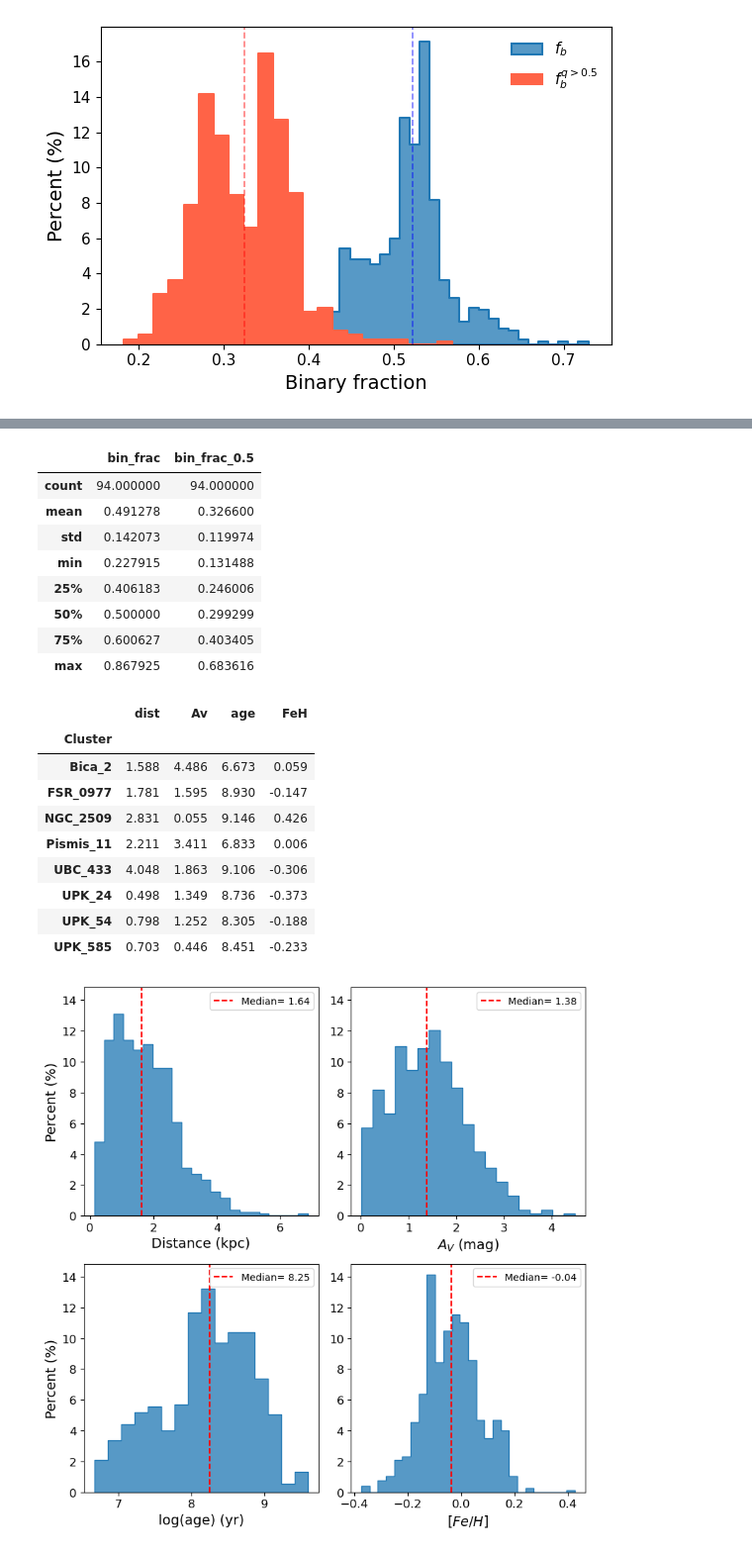
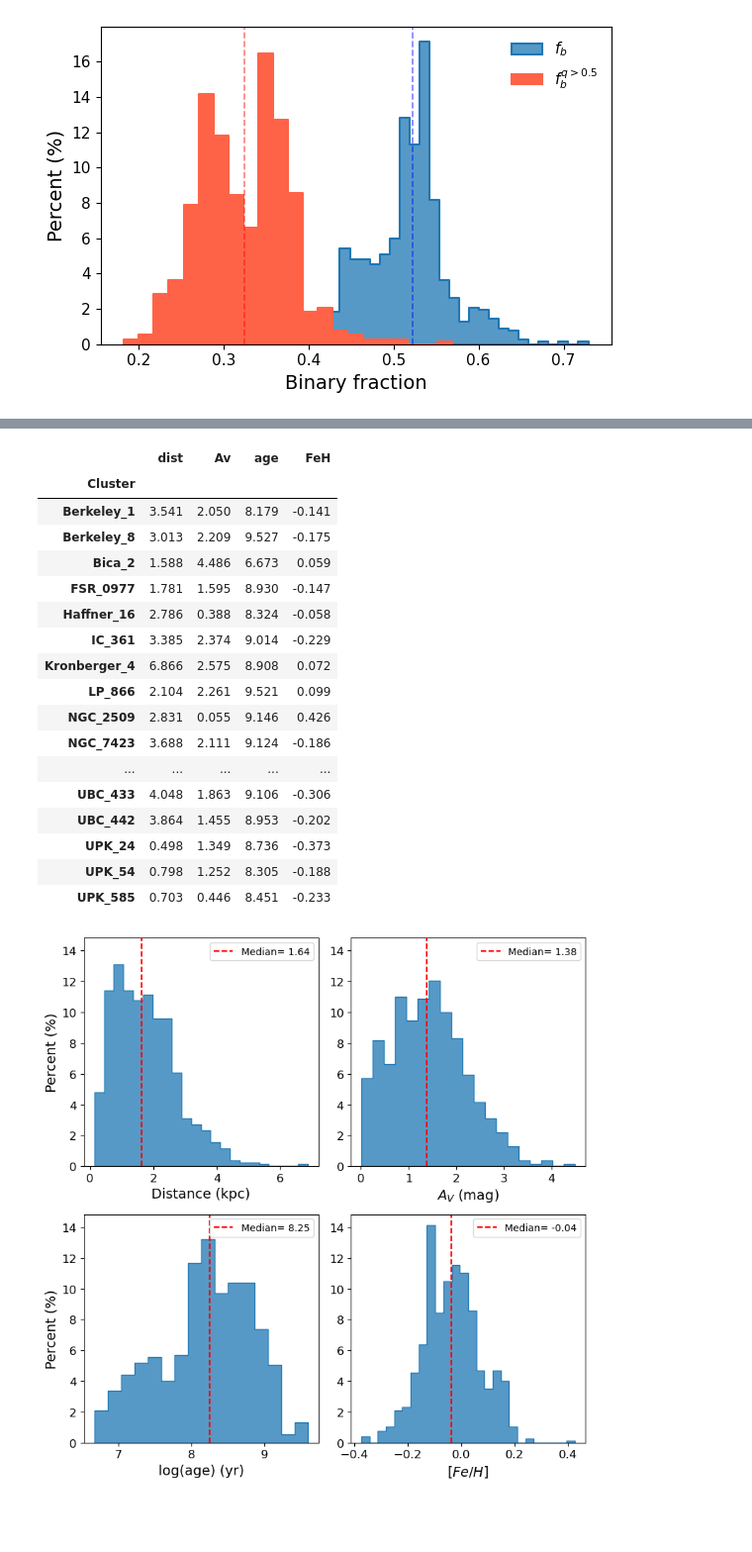
Before and after one commit to RuanPH26/stellar_multiplicity_in_open_clusters, a Jupyter notebook: data_description.ipynb, the cells around one changed output, grey strips where cells are left out. Shown at 99% size. Cells and saved outputs as stored; diff of their text form; code cells hidden in the pictures; blank space fills up the shorter version.

```diff
--- a/data_description.ipynb
+++ b/data_description.ipynb
@@ -124,25 +92,21 @@ plt.show()
-# %%
-benchmark_subsample[['bin_frac','bin_frac_0.5']].describe()
-# %% [output]
-|  | bin_frac | bin_frac_0.5 |
-| count | 94.000000 | 94.000000 |
-| mean | 0.491278 | 0.326600 |
-| std | 0.142073 | 0.119974 |
-| min | 0.227915 | 0.131488 |
-| 25% | 0.406183 | 0.246006 |
-| 50% | 0.500000 | 0.299299 |
-| 75% | 0.600627 | 0.403405 |
-| max | 0.867925 | 0.683616 |
 # %%
-df[df['bin_frac']>0.85][['dist', 'Av','age','FeH',]]
+df[df['bin_frac']>0.8][['dist', 'Av','age','FeH',]]
 # %% [output]
 |  | dist | Av | age | FeH |
 | Cluster |  |  |  |  |
+| Berkeley_1 | 3.541 | 2.050 | 8.179 | -0.141 |
+| Berkeley_8 | 3.013 | 2.209 | 9.527 | -0.175 |
 | Bica_2 | 1.588 | 4.486 | 6.673 | 0.059 |
 | FSR_0977 | 1.781 | 1.595 | 8.930 | -0.147 |
+| Haffner_16 | 2.786 | 0.388 | 8.324 | -0.058 |
+| IC_361 | 3.385 | 2.374 | 9.014 | -0.229 |
+| Kronberger_4 | 6.866 | 2.575 | 8.908 | 0.072 |
+| LP_866 | 2.104 | 2.261 | 9.521 | 0.099 |
 | NGC_2509 | 2.831 | 0.055 | 9.146 | 0.426 |
-| Pismis_11 | 2.211 | 3.411 | 6.833 | 0.006 |
+| NGC_7423 | 3.688 | 2.111 | 9.124 | -0.186 |
+| ... | ... | ... | ... | ... |
 | UBC_433 | 4.048 | 1.863 | 9.106 | -0.306 |
+| UBC_442 | 3.864 | 1.455 | 8.953 | -0.202 |
 | UPK_24 | 0.498 | 1.349 | 8.736 | -0.373 |
 | UPK_54 | 0.798 | 1.252 | 8.305 | -0.188 |
 | UPK_585 | 0.703 | 0.446 | 8.451 | -0.233 |
```
Also changed, not shown: parts of 11 cells of this notebook, 10 other files.
